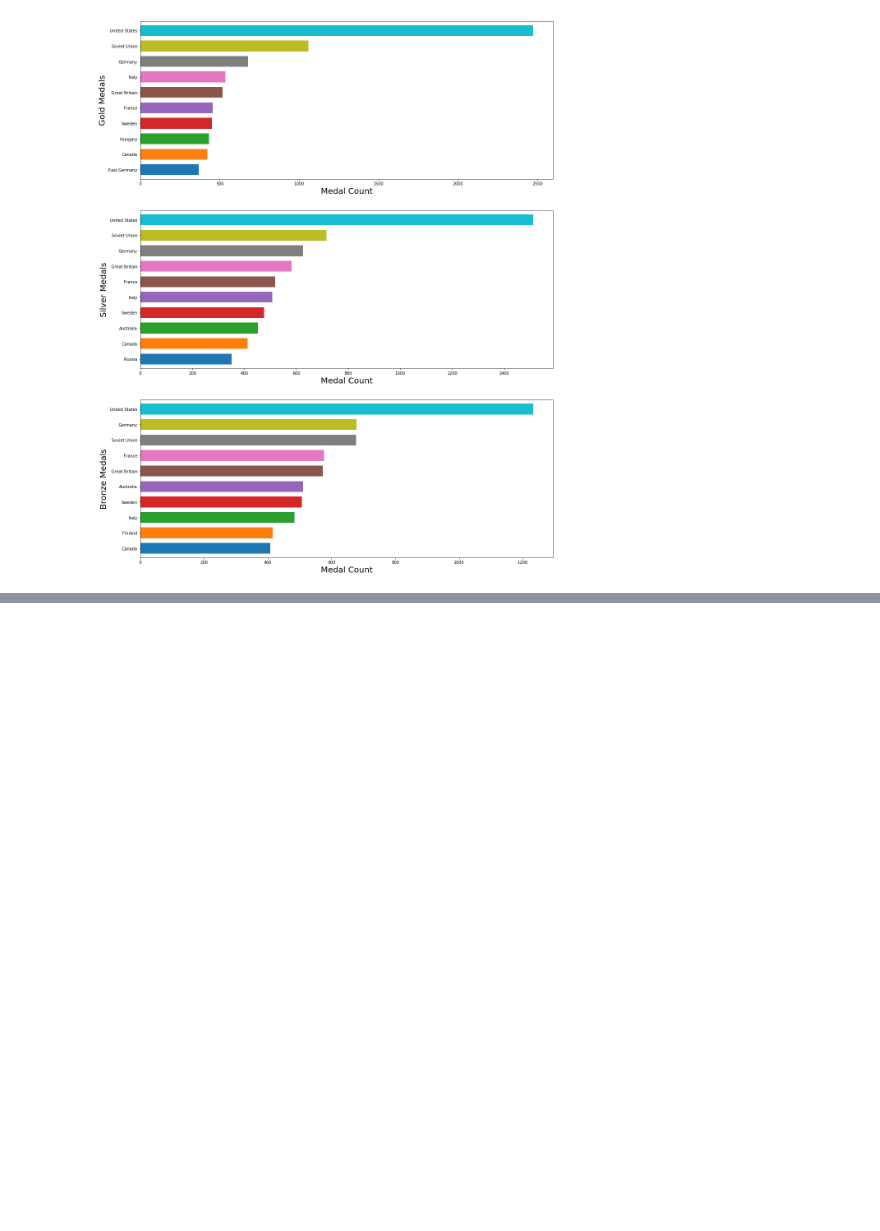
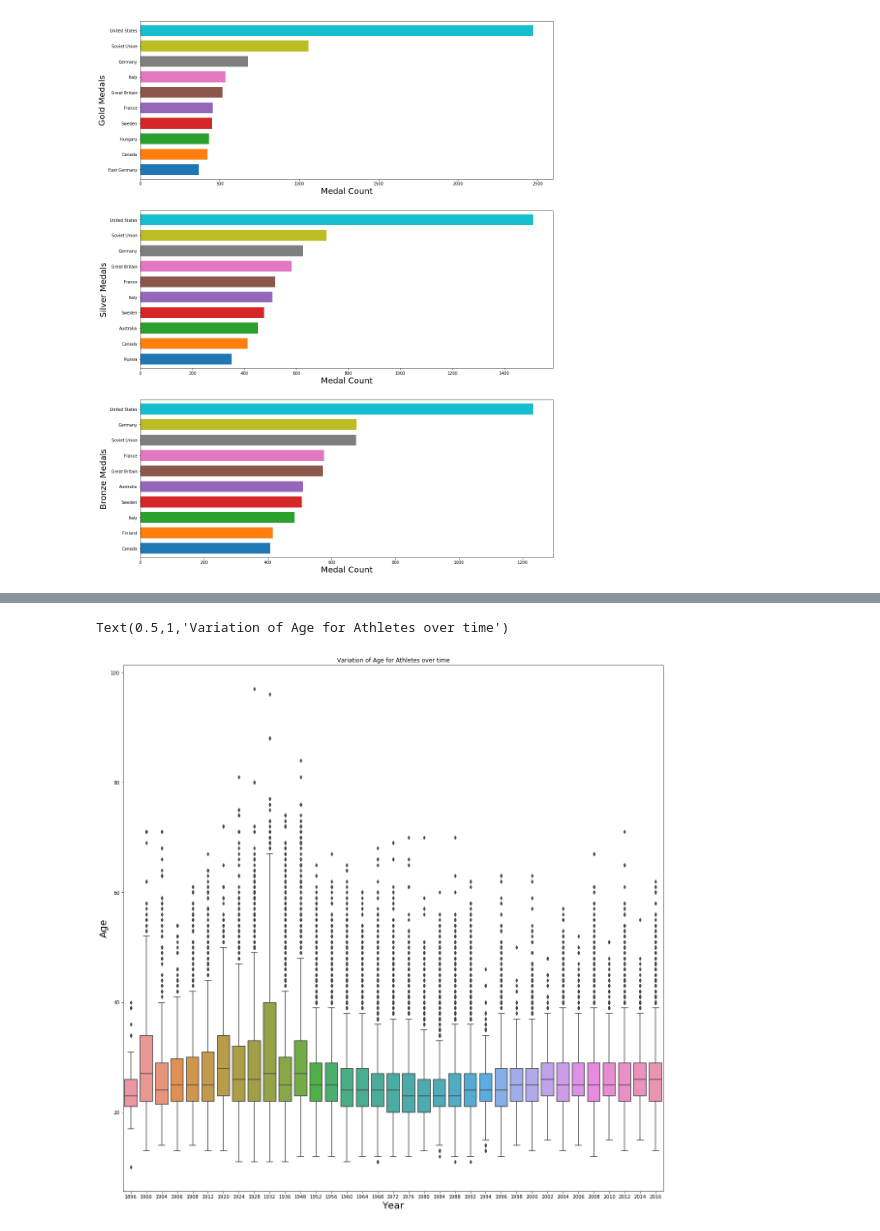
Before and after one commit to thoros2018/UNCC_Project-1, a Jupyter notebook: atheletic events(irene).ipynb, the cells around one changed output, grey strips where cells are left out. Cells and saved outputs as stored; diff of their text form; code cells hidden in the pictures; blank space fills up the shorter version.

```diff
--- a/atheletic events(irene).ipynb
+++ b/atheletic events(irene).ipynb
@@ -206,0 +196,8 @@ plt.show()
+# %%
+# boxplot for age variation
+plt.figure(figsize=(20, 20))
+sns.boxplot('Year', 'Age', data=athlete_data)
+plt.title('Variation of Age for Athletes over time')
+# %% [output]
+Text(0.5,1,'Variation of Age for Athletes over time')
+[figure, added]
```
Also changed, not shown: parts of 5 cells of this notebook, 1 other file.
